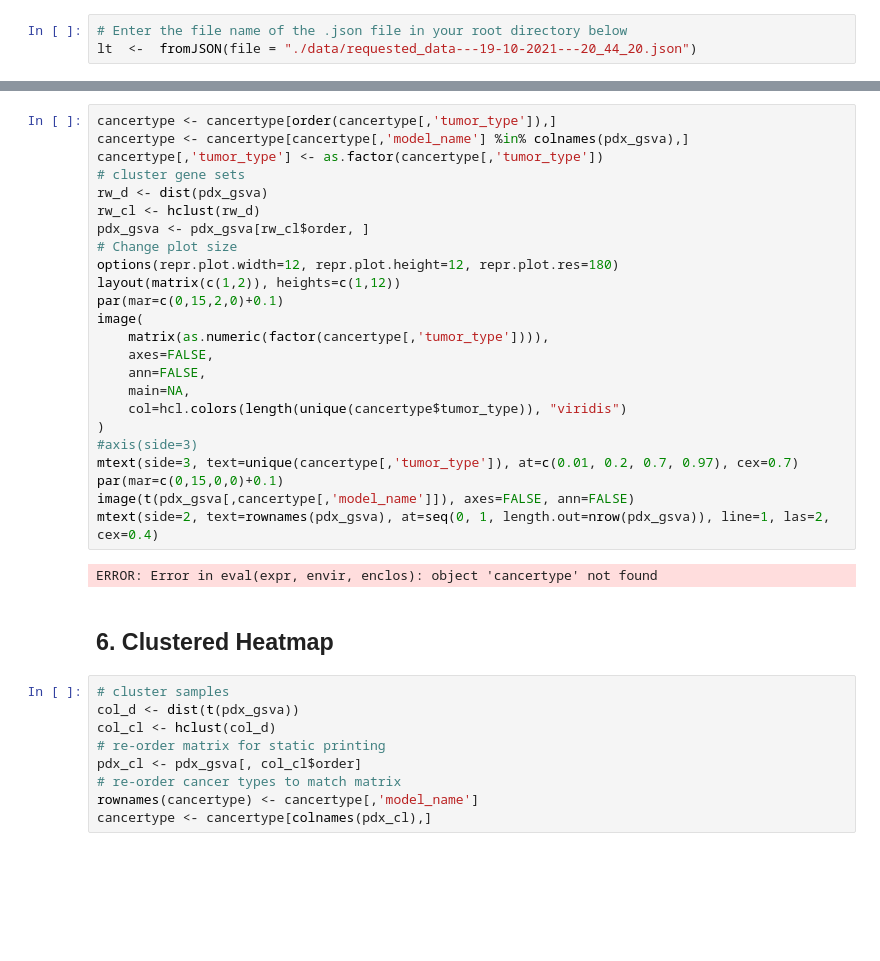
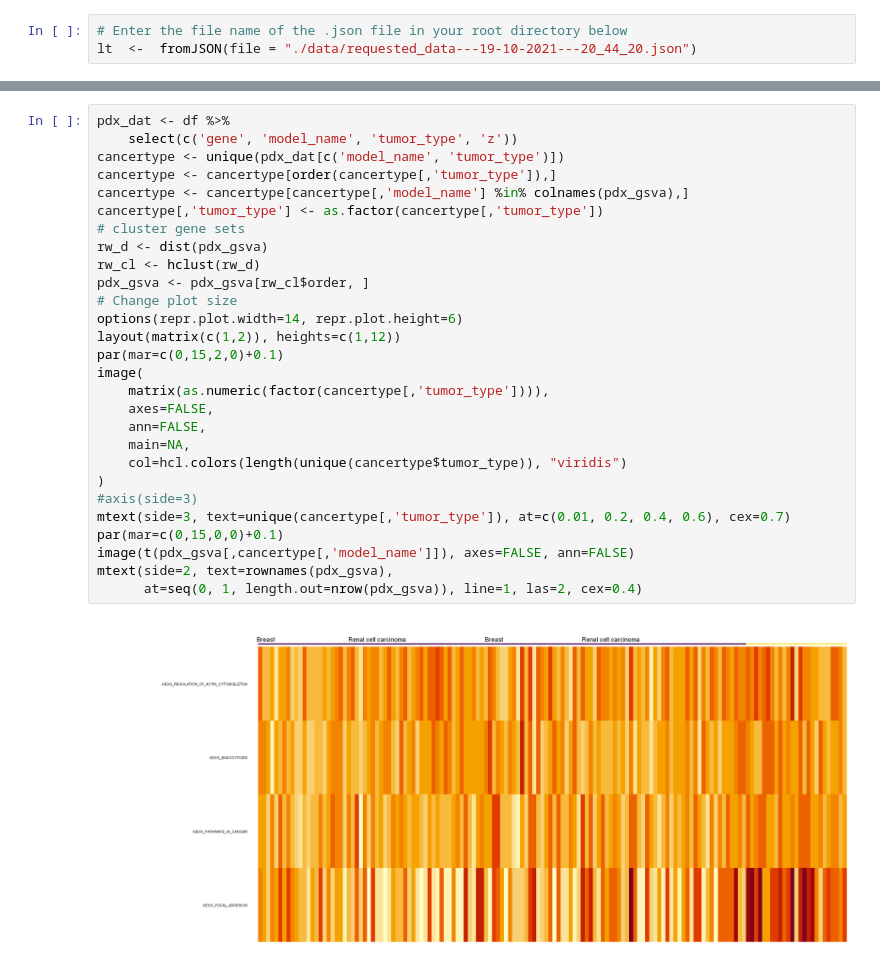
Before and after one commit to liorbey/lumin-workstation-materials, a Jupyter notebook: ssGSEA_R.ipynb, the cells around one changed output, grey strips where cells are left out. Drawn from its saved outputs; the diff is of its cells as text; blank space fills up the shorter version.

```diff
--- a/ssGSEA_R.ipynb
+++ b/ssGSEA_R.ipynb
@@ -331,37 +165,30 @@ Only genesets are clustered. Models are grouped by cancer type. The colored bar
 # %%
+pdx_dat <- df %>%
+    select(c('gene', 'model_name', 'tumor_type', 'z'))
+cancertype <- unique(pdx_dat[c('model_name', 'tumor_type')])
 cancertype <- cancertype[order(cancertype[,'tumor_type']),]
 cancertype <- cancertype[cancertype[,'model_name'] %in% colnames(pdx_gsva),]
 cancertype[,'tumor_type'] <- as.factor(cancertype[,'tumor_type'])
 # cluster gene sets
 rw_d <- dist(pdx_gsva)
 rw_cl <- hclust(rw_d)
 pdx_gsva <- pdx_gsva[rw_cl$order, ]
 # Change plot size
-options(repr.plot.width=12, repr.plot.height=12, repr.plot.res=180)
+options(repr.plot.width=14, repr.plot.height=6)
 layout(matrix(c(1,2)), heights=c(1,12))
 par(mar=c(0,15,2,0)+0.1)
 image(
     matrix(as.numeric(factor(cancertype[,'tumor_type']))),
     axes=FALSE,
     ann=FALSE,
     main=NA,
     col=hcl.colors(length(unique(cancertype$tumor_type)), "viridis")
 )
 #axis(side=3)
-mtext(side=3, text=unique(cancertype[,'tumor_type']), at=c(0.01, 0.2, 0.7, 0.97), cex=0.7)
+mtext(side=3, text=unique(cancertype[,'tumor_type']), at=c(0.01, 0.2, 0.4, 0.6), cex=0.7)
 par(mar=c(0,15,0,0)+0.1)
 image(t(pdx_gsva[,cancertype[,'model_name']]), axes=FALSE, ann=FALSE)
-mtext(side=2, text=rownames(pdx_gsva), at=seq(0, 1, length.out=nrow(pdx_gsva)), line=1, las=2, cex=0.4)
+mtext(side=2, text=rownames(pdx_gsva),
+      at=seq(0, 1, length.out=nrow(pdx_gsva)), line=1, las=2, cex=0.4)
 # %% [output]
-ERROR: Error in eval(expr, envir, enclos): object 'cancertype' not found
+[figure, added]
-# %% [markdown]
-## 6. Clustered Heatmap
-# %%
-# cluster samples
-col_d <- dist(t(pdx_gsva))
-col_cl <- hclust(col_d)
-# re-order matrix for static printing
-pdx_cl <- pdx_gsva[, col_cl$order]
-# re-order cancer types to match matrix
-rownames(cancertype) <- cancertype[,'model_name']
-cancertype <- cancertype[colnames(pdx_cl),]
```
Also changed, not shown: parts of 28 cells of this notebook.
